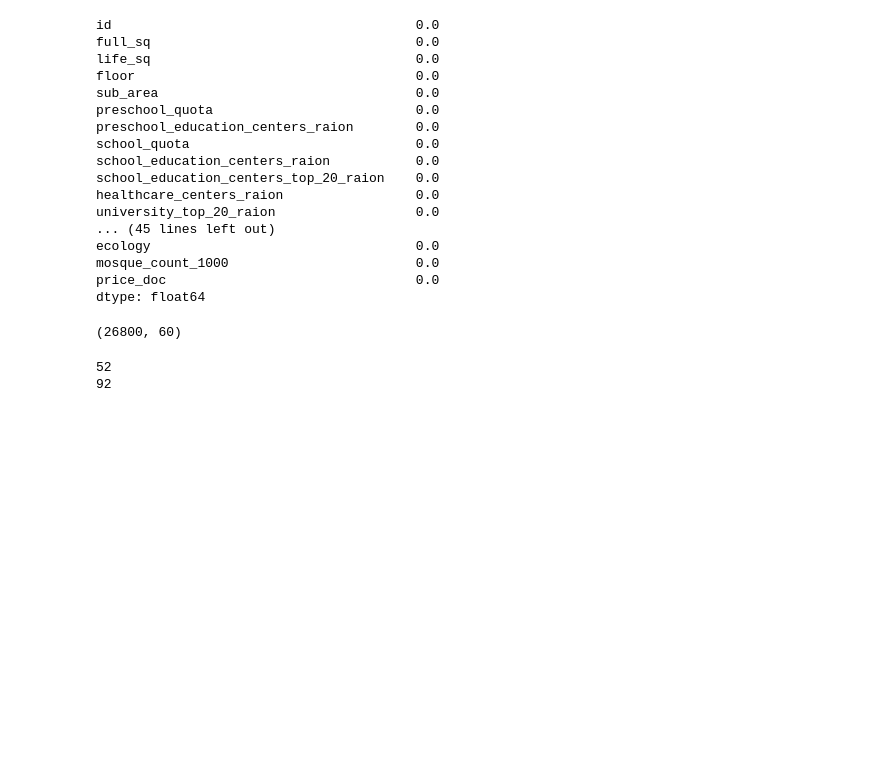
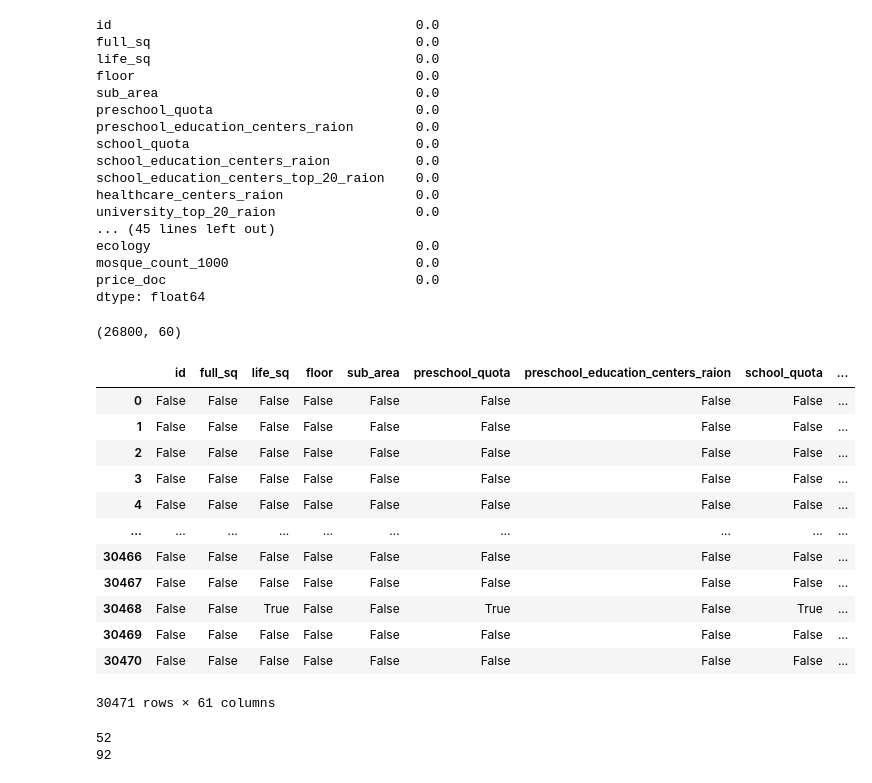
Before and after one commit to IlyaBer/ds_learning, a Jupyter notebook: Education SklFactr/Cleaning Data/Clean.ipynb, the cells around one changed output. Cells and saved outputs as stored; diff of their text form; code cells hidden in the pictures; blank space fills up the shorter version.

```diff
--- a/Education SklFactr/Cleaning Data/Clean.ipynb
+++ b/Education SklFactr/Cleaning Data/Clean.ipynb
@@ -116,33 +116,47 @@ values = {
     'railroad_station_walk_km': combine_data['railroad_station_walk_km'].median(),
     'railroad_station_walk_min': combine_data['railroad_station_walk_min'].median(),
     'preschool_quota': combine_data['preschool_quota'].mode()[0],
     'school_quota': combine_data['school_quota'].mode()[0],
     'floor': combine_data['floor'].mode()[0]
 }
 #заполняем оставшиеся записи константами в соответствии со словарем values
 combine_data = combine_data.fillna(values)
 #выводим результирующую долю пропусков
 display(combine_data.isnull().mean())
 print(combine_data.shape)
+display(cols_null_percent)
 # %% [output]
 id                                       0.0
 full_sq                                  0.0
 life_sq                                  0.0
 floor                                    0.0
 sub_area                                 0.0
 preschool_quota                          0.0
 preschool_education_centers_raion        0.0
 school_quota                             0.0
 school_education_centers_raion           0.0
 school_education_centers_top_20_raion    0.0
 healthcare_centers_raion                 0.0
 university_top_20_raion                  0.0
 ... (45 lines left out)
 ecology                                  0.0
 mosque_count_1000                        0.0
 price_doc                                0.0
 dtype: float64
 (26800, 60)
+|  | id | full_sq | life_sq | floor | sub_area | preschool_quota | preschool_education_centers_raion | school_quota | ... |
+| 0 | False | False | False | False | False | False | False | False | ... |
+| 1 | False | False | False | False | False | False | False | False | ... |
+| 2 | False | False | False | False | False | False | False | False | ... |
+| 3 | False | False | False | False | False | False | False | False | ... |
+| 4 | False | False | False | False | False | False | False | False | ... |
+| ... | ... | ... | ... | ... | ... | ... | ... | ... | ... |
+| 30466 | False | False | False | False | False | False | False | False | ... |
+| 30467 | False | False | False | False | False | False | False | False | ... |
+| 30468 | False | False | True | False | False | True | False | True | ... |
+| 30469 | False | False | False | False | False | False | False | False | ... |
+| 30470 | False | False | False | False | False | False | False | False | ... |
+30471 rows × 61 columns
 # %%
 '''     Ручной поиск и здравый смысл       '''
 
```
Also changed, not shown: 21 other files.
